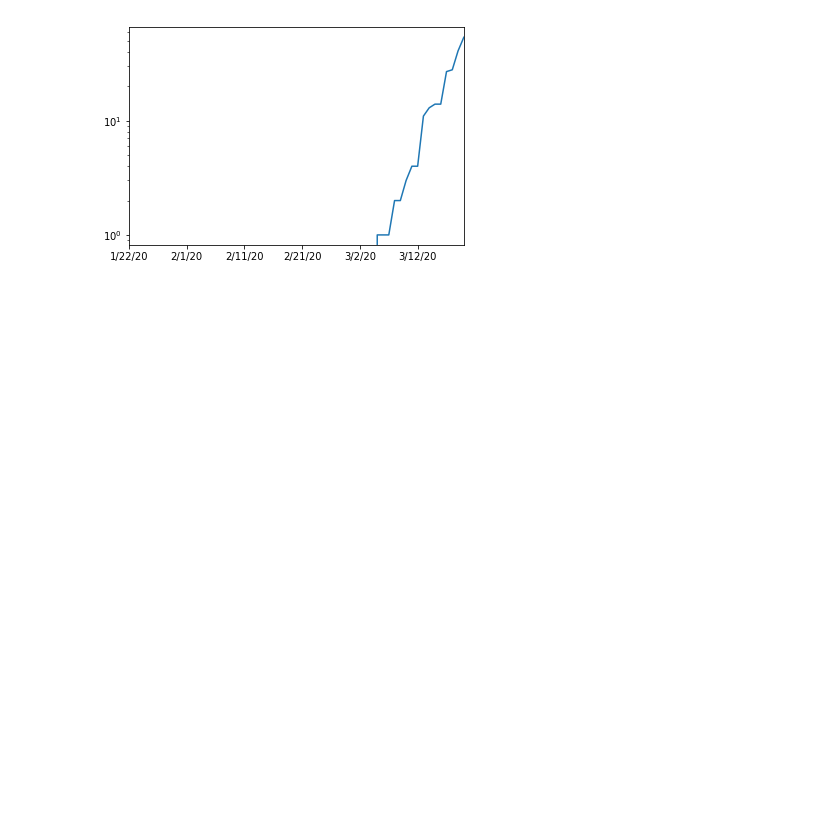
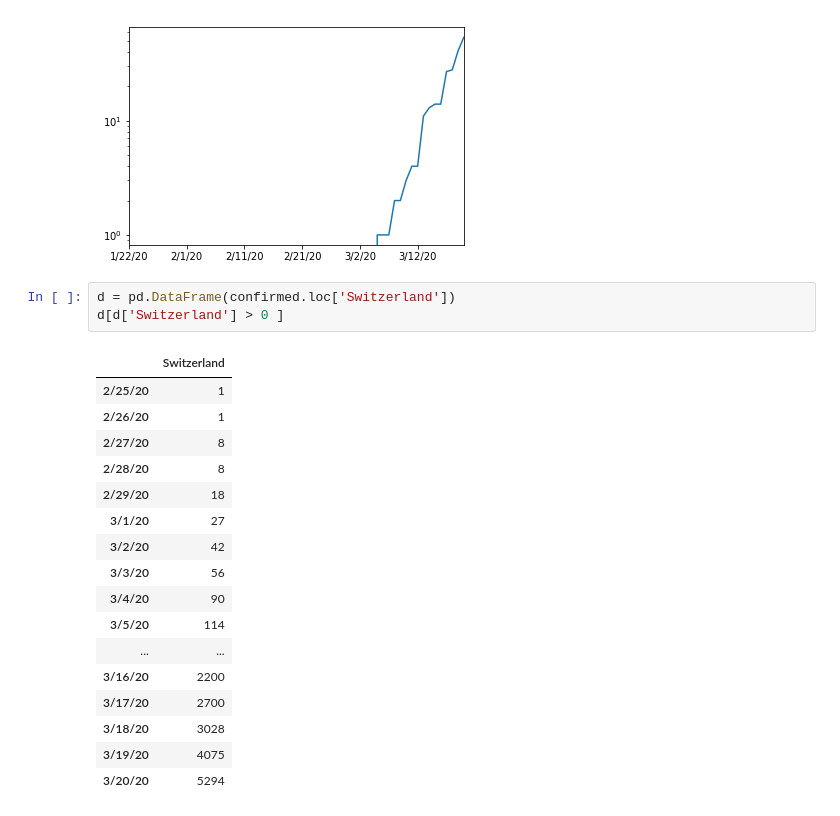
Before and after one commit to jeannechaverot/CovidForecasting, a Jupyter notebook: Plotting.ipynb, the cells around one changed output. Drawn from its saved outputs; the diff is of its cells as text; blank space fills up the shorter version.

```diff
--- a/Plotting.ipynb
+++ b/Plotting.ipynb
@@ -156,3 +156,24 @@ x3.plot()
 # %% [output]
 <matplotlib.axes._subplots.AxesSubplot at 0x...>
 [figure]
+# %%
+d = pd.DataFrame(confirmed.loc['Switzerland'])
+d[d['Switzerland'] > 0 ]
+# %% [output]
+|  | Switzerland |
+| 2/25/20 | 1 |
+| 2/26/20 | 1 |
+| 2/27/20 | 8 |
+| 2/28/20 | 8 |
+| 2/29/20 | 18 |
+| 3/1/20 | 27 |
+| 3/2/20 | 42 |
+| 3/3/20 | 56 |
+| 3/4/20 | 90 |
+| 3/5/20 | 114 |
+| ... | ... |
+| 3/16/20 | 2200 |
+| 3/17/20 | 2700 |
+| 3/18/20 | 3028 |
+| 3/19/20 | 4075 |
+| 3/20/20 | 5294 |
```
Also changed, not shown: parts of 1 cell of this notebook, 1 other file.
